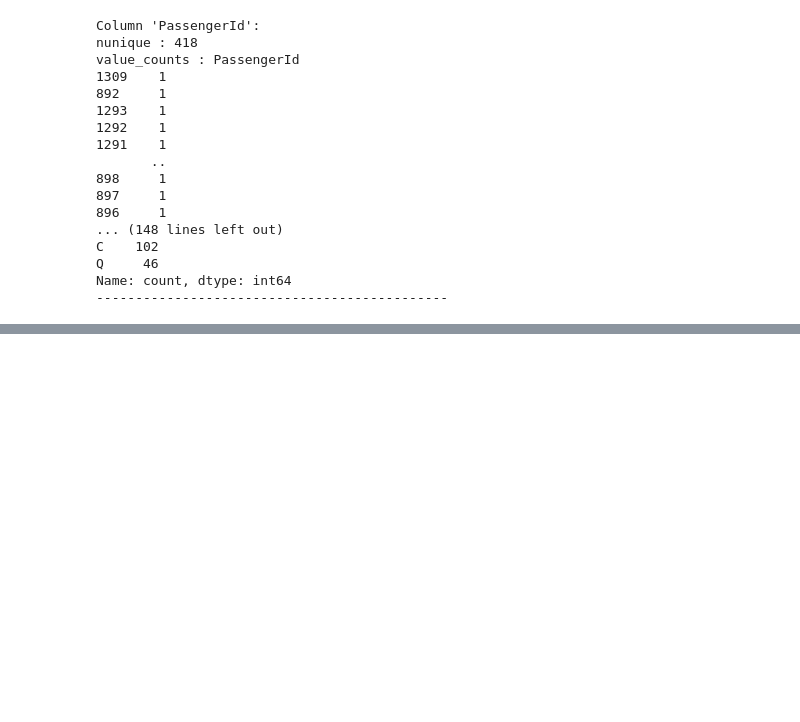
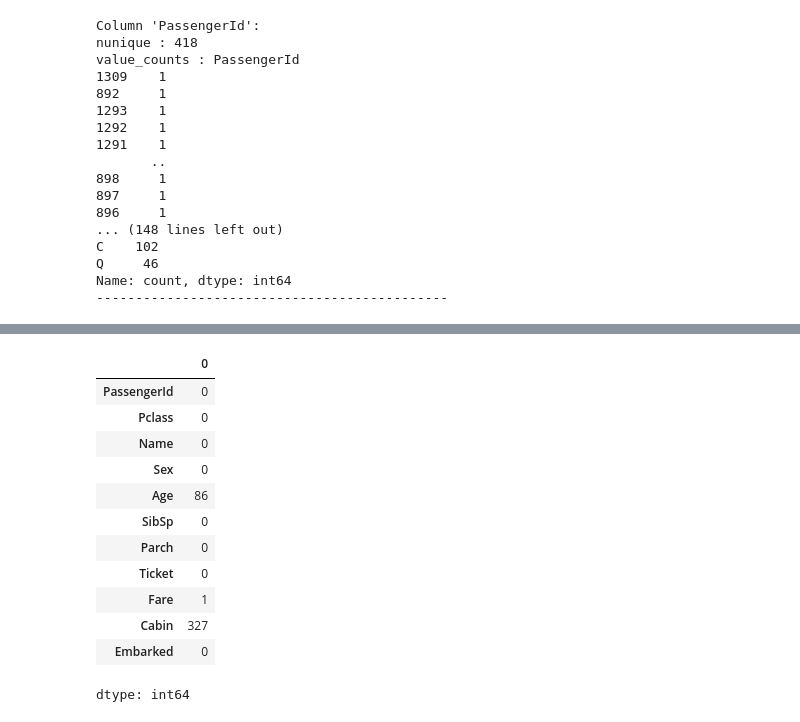
Before and after one commit to raheelam98/DataAnalysis, a Jupyter notebook: EDA/EDA_Sessions_RM/DA5_Missing_values_and_outliers_Sec_3_RM.ipynb, the cells around one changed output, grey strips where cells are left out. Saved outputs shown, nothing was run; the diff lists cells and outputs as text; code cells hidden in the pictures; blank space fills up the shorter version.

```diff
--- a/EDA/EDA_Sessions_RM/DA5_Missing_values_and_outliers_Sec_3_RM.ipynb
+++ b/EDA/EDA_Sessions_RM/DA5_Missing_values_and_outliers_Sec_3_RM.ipynb
@@ -209,0 +223,18 @@ Name: count, dtype: int64
+# %%
+#age fare and cabin -- missing values in each column
+df.isnull().sum()
+#age % missing value-- no of missing value/ total data *100
+# %% [output]
+|  | 0 |
+| PassengerId | 0 |
+| Pclass | 0 |
+| Name | 0 |
+| Sex | 0 |
+| Age | 86 |
+| SibSp | 0 |
+| Parch | 0 |
+| Ticket | 0 |
+| Fare | 1 |
+| Cabin | 327 |
+| Embarked | 0 |
+dtype: int64
```
Also changed, not shown: parts of 4 cells of this notebook.
